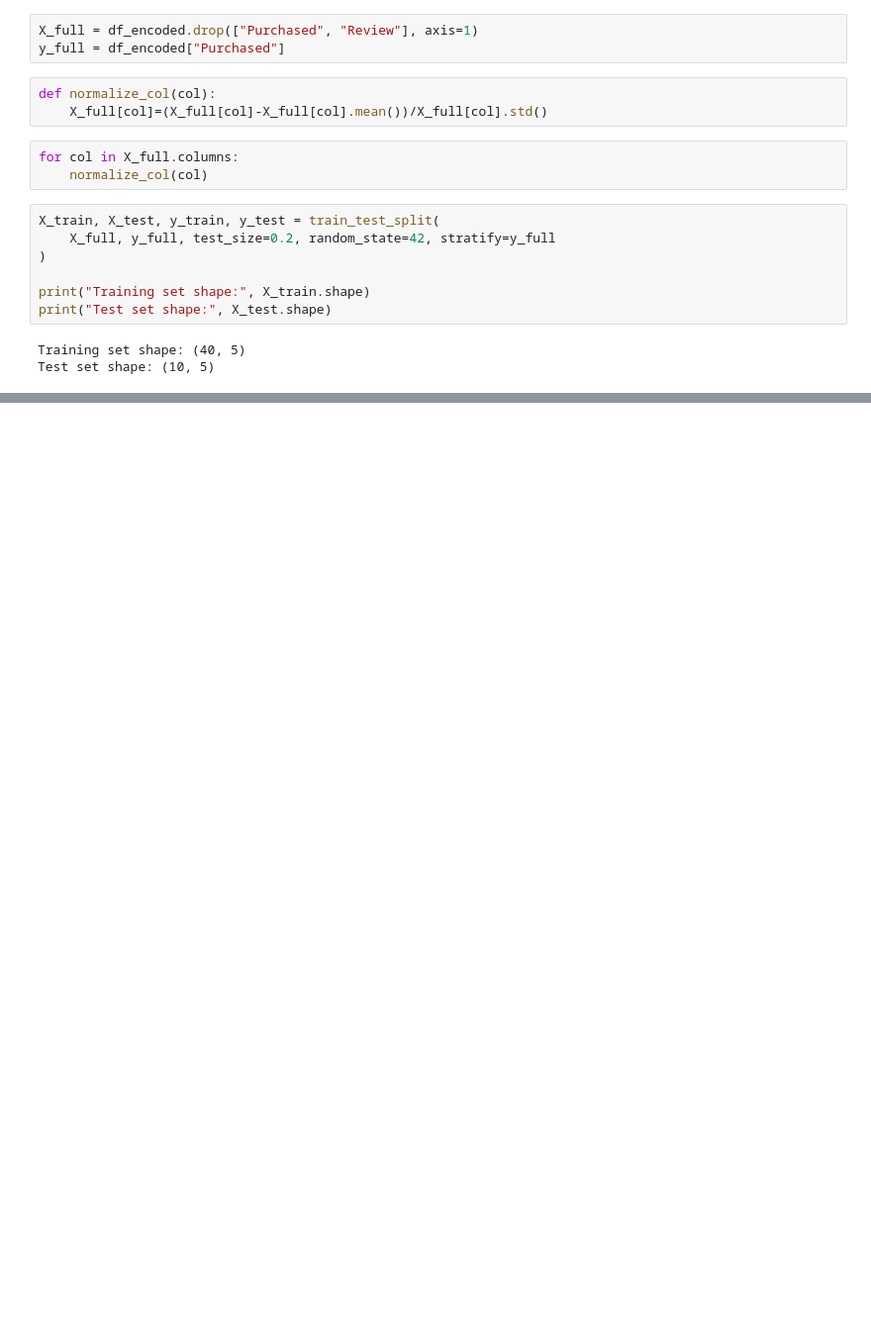
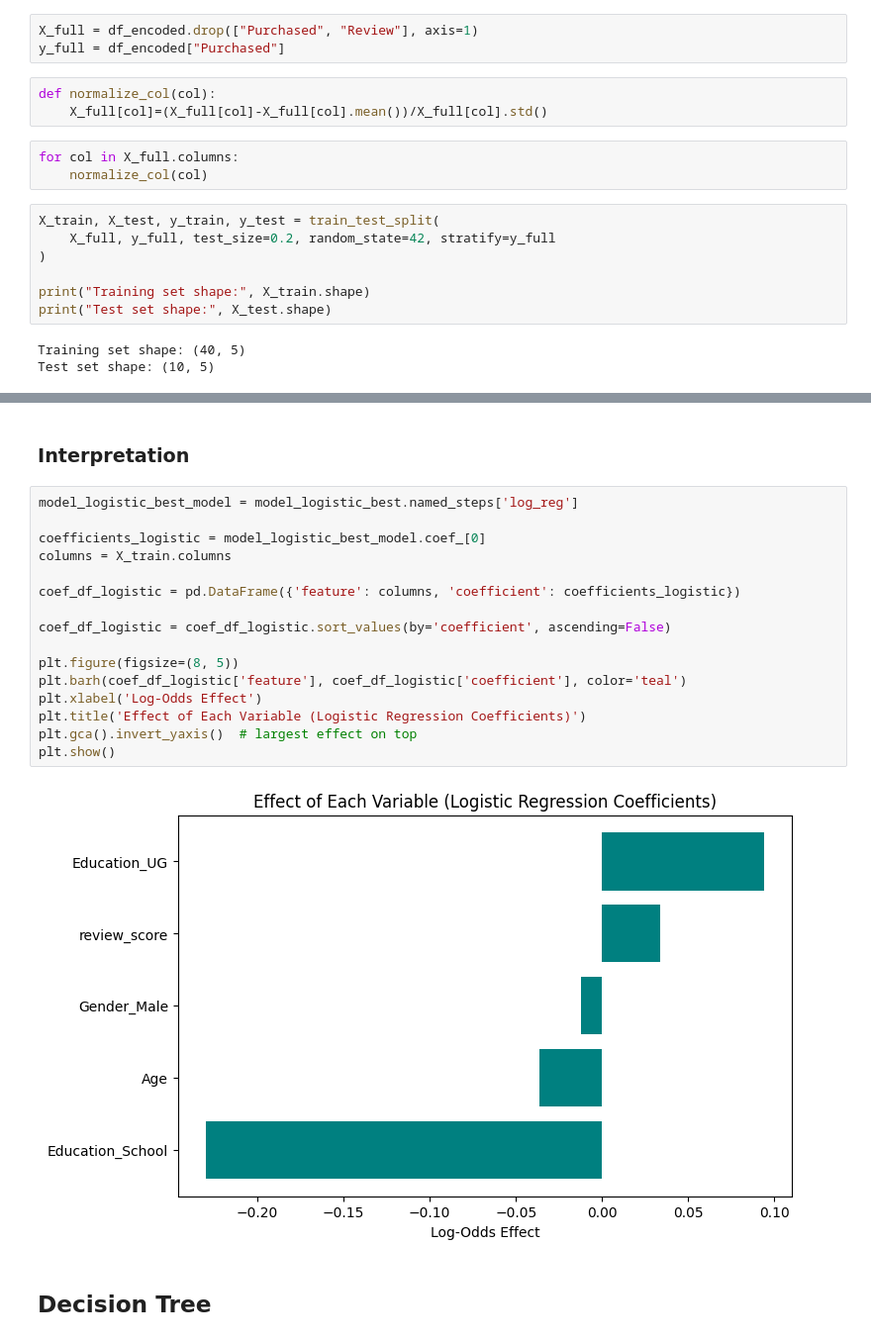
Before and after one commit to yuki172/ait506-class-assignments, a Jupyter notebook: 3/week3-customer-purchase.ipynb, the cells around one changed output, grey strips where cells are left out. Shown at 99% size. Drawn from its saved outputs; the diff is of its cells as text; blank space fills up the shorter version.

```diff
--- a/3/week3-customer-purchase.ipynb
+++ b/3/week3-customer-purchase.ipynb
@@ -243,0 +438,22 @@ Test set shape: (10, 5)
+# %% [markdown]
+<h3>Interpretation</h3>
+# %%
+model_logistic_best_model = model_logistic_best.named_steps['log_reg']
+
+coefficients_logistic = model_logistic_best_model.coef_[0]
+columns = X_train.columns
+
+coef_df_logistic = pd.DataFrame({'feature': columns, 'coefficient': coefficients_logistic})
+
+coef_df_logistic = coef_df_logistic.sort_values(by='coefficient', ascending=False)
+
+plt.figure(figsize=(8, 5))
+plt.barh(coef_df_logistic['feature'], coef_df_logistic['coefficient'], color='teal')
+plt.xlabel('Log-Odds Effect')
+plt.title('Effect of Each Variable (Logistic Regression Coefficients)')
+plt.gca().invert_yaxis()  # largest effect on top
+plt.show()
+# %% [output]
+[figure, added]
+# %% [markdown]
+<h2>Decision Tree</h2>
```
Also changed, not shown: parts of 31 cells of this notebook, 3 other files.
